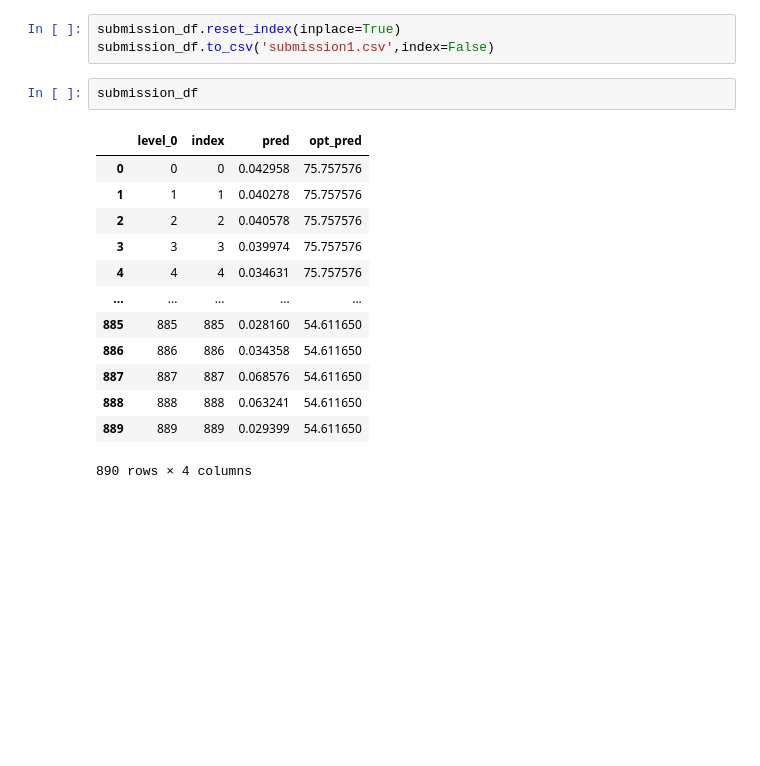
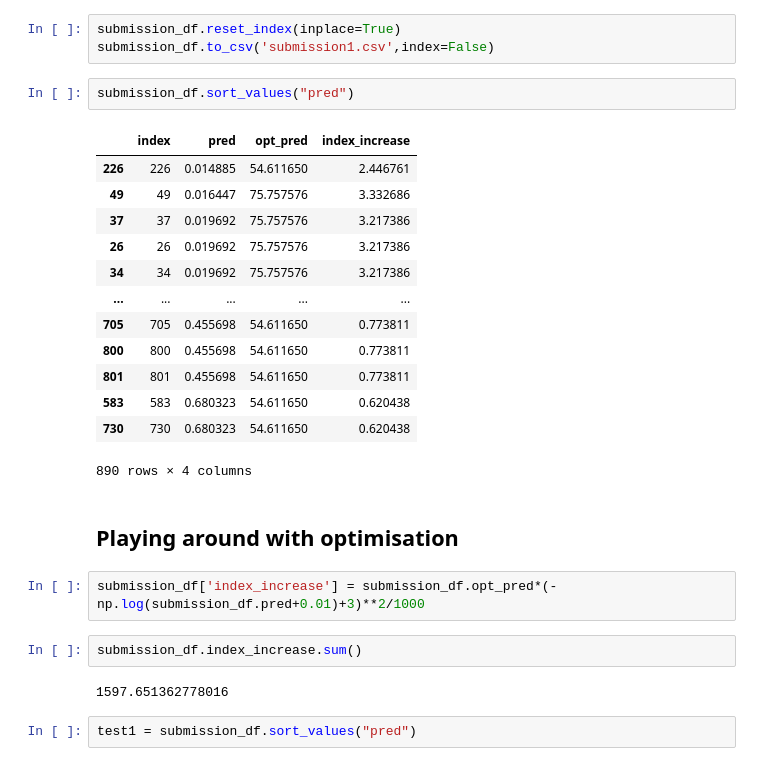
Before and after one commit to LukeBetham/PROHACK-OCISLY, a Jupyter notebook: Optimisation_Submission-Luke-Prohack.ipynb, the cells around one changed output. Cells and saved outputs as stored; diff of their text form; blank space fills up the shorter version.

Commit message:
Updated the optimisation notebook

```diff
--- a/Optimisation_Submission-Luke-Prohack.ipynb
+++ b/Optimisation_Submission-Luke-Prohack.ipynb
@@ -43,18 +43,28 @@ submission_df['opt_pred'] = energy_allocation
 submission_df.reset_index(inplace=True)
 submission_df.to_csv('submission1.csv',index=False)
 # %%
-submission_df
+submission_df.sort_values("pred")
 # %% [output]
-|  | level_0 | index | pred | opt_pred |
-| 0 | 0 | 0 | 0.042958 | 75.757576 |
-| 1 | 1 | 1 | 0.040278 | 75.757576 |
-| 2 | 2 | 2 | 0.040578 | 75.757576 |
-| 3 | 3 | 3 | 0.039974 | 75.757576 |
-| 4 | 4 | 4 | 0.034631 | 75.757576 |
+|  | index | pred | opt_pred | index_increase |
+| 226 | 226 | 0.014885 | 54.611650 | 2.446761 |
+| 49 | 49 | 0.016447 | 75.757576 | 3.332686 |
+| 37 | 37 | 0.019692 | 75.757576 | 3.217386 |
+| 26 | 26 | 0.019692 | 75.757576 | 3.217386 |
+| 34 | 34 | 0.019692 | 75.757576 | 3.217386 |
 | ... | ... | ... | ... | ... |
-| 885 | 885 | 885 | 0.028160 | 54.611650 |
-| 886 | 886 | 886 | 0.034358 | 54.611650 |
-| 887 | 887 | 887 | 0.068576 | 54.611650 |
-| 888 | 888 | 888 | 0.063241 | 54.611650 |
-| 889 | 889 | 889 | 0.029399 | 54.611650 |
+| 705 | 705 | 0.455698 | 54.611650 | 0.773811 |
+| 800 | 800 | 0.455698 | 54.611650 | 0.773811 |
+| 801 | 801 | 0.455698 | 54.611650 | 0.773811 |
+| 583 | 583 | 0.680323 | 54.611650 | 0.620438 |
+| 730 | 730 | 0.680323 | 54.611650 | 0.620438 |
 890 rows × 4 columns
+# %% [markdown]
+## Playing around with optimisation
+# %%
+submission_df['index_increase'] = submission_df.opt_pred*(-np.log(submission_df.pred+0.01)+3)**2/1000
+# %%
+submission_df.index_increase.sum()
+# %% [output]
+1597.651362778016
+# %%
+test1 = submission_df.sort_values("pred")
```
Also changed, not shown: parts of 8 cells of this notebook, 2 other files.
